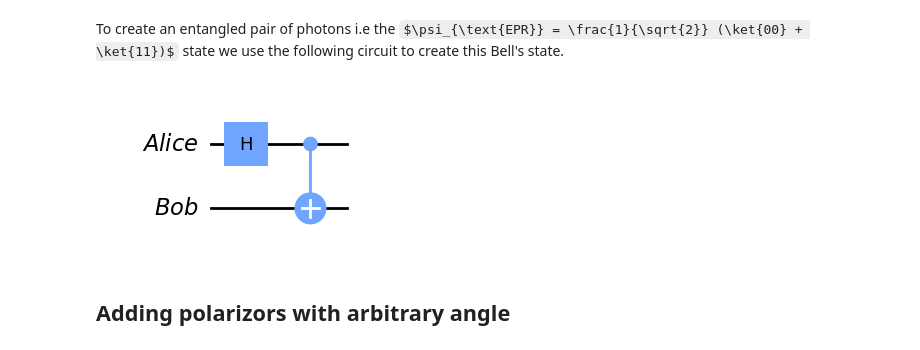
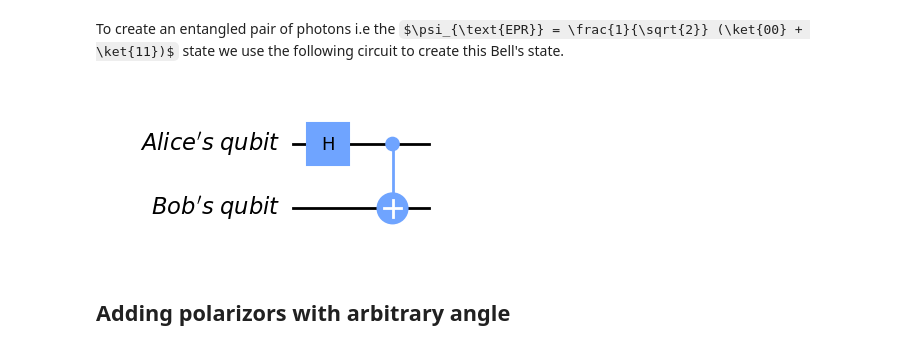
Before and after one commit to thspreetham98/bells_inequality_qiskit, a Jupyter notebook: bells.ipynb, the cells around one changed output. Saved outputs shown, nothing was run; the diff lists cells and outputs as text; code cells hidden in the pictures; some formulas as TeX source.

```diff
--- a/bells.ipynb
+++ b/bells.ipynb
@@ -23,19 +23,19 @@ $$E(\alpha, \beta) = \frac{ N(\alpha, \beta) + N(\alpha_{\perp}, \beta_{\perp})
 # %% [markdown]
 To create an entangled pair of photons i.e the $\psi_{\text{EPR}} = \frac{1}{\sqrt{2}} (\ket{00} + \ket{11})$ state we use the following circuit to create this Bell's state.
 # %%
-qreg_alice = QuantumRegister(1, name='Alice')
-qreg_bob = QuantumRegister(1, name='Bob')
+alice_qbit = QuantumRegister(1, name="Alice's qubit")
+bob_qbit = QuantumRegister(1, name="Bob's qubit")
 
-def create_epr_state(qreg_alice, qreg_bob):
-    epr_qc = QuantumCircuit(qreg_alice, qreg_bob)
+def create_epr_state():
+    epr_qc = QuantumCircuit(alice_qbit, bob_qbit)
     epr_qc.h(0)
     epr_qc.cx(0, 1)
     return epr_qc
 # %%
-epr_qc = create_epr_state(qreg_alice, qreg_bob)
+epr_qc = create_epr_state()
 epr_qc.draw("mpl", style="clifford")
 # %% [output]
-[figure, old version]
+[figure, new version]
 # %% [markdown]
 ## Adding polarizors with arbitrary angle
 # %% [markdown]
```
Also changed, not shown: parts of 51 cells of this notebook.
